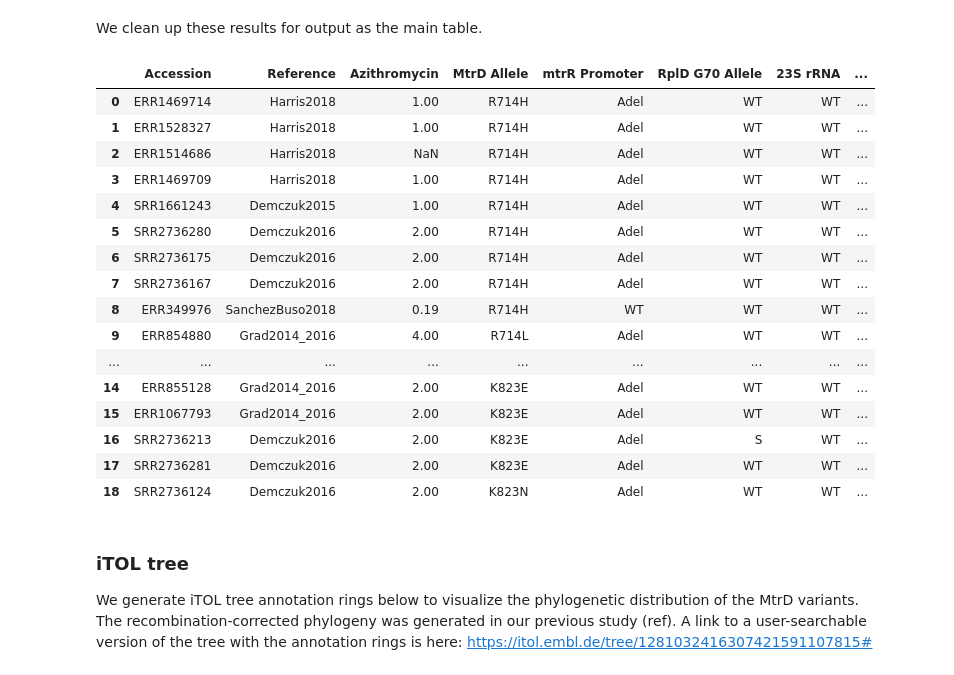
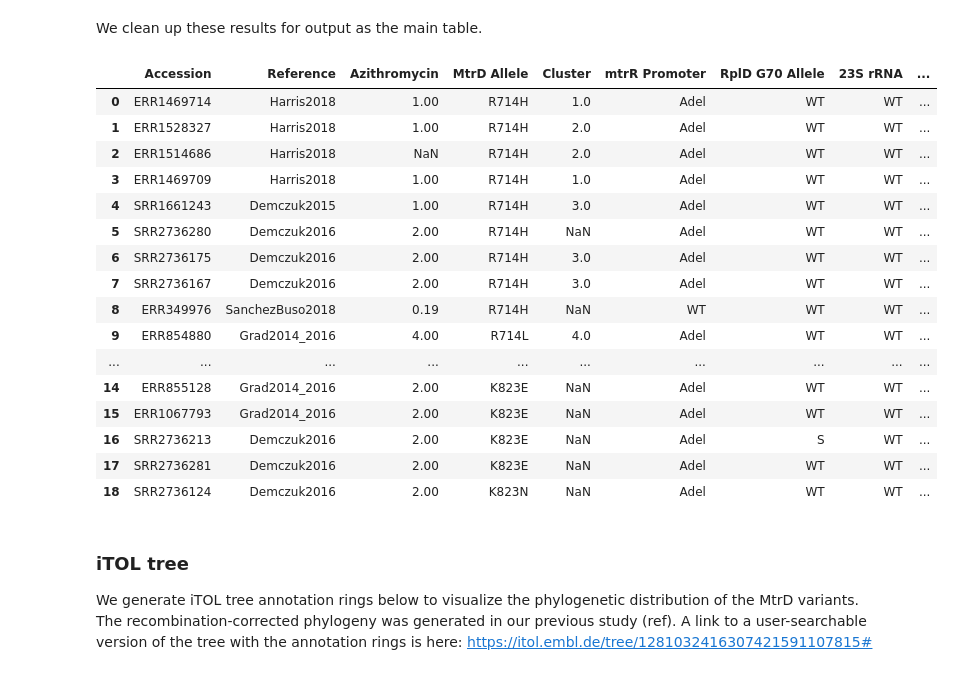
Before and after one commit to gradlab/mtrD-resistance, a Jupyter notebook: mtrD-resistance-notebook.ipynb, the cells around one changed output. Saved outputs shown, nothing was run; the diff lists cells and outputs as text; code cells hidden in the pictures.

Commit message:
add clusters

```diff
--- a/mtrD-resistance-notebook.ipynb
+++ b/mtrD-resistance-notebook.ipynb
@@ -257,51 +257,53 @@ We clean up these results for output as the main table.
 # %%
 allele_order = []
 sample_order = []
 
 for snp in ['H', 'L', 'C']:
     strains = samples[[x == snp for x in list(alignment[:, 714-1])]]
     for s in strains:
         allele_order.append('R714' + snp)
         sample_order.append(s)
 
 for snp in ['E', 'N']:
     strains = samples[[x == snp for x in list(alignment[:, 823-1])]]
     for s in strains:
         allele_order.append('K823' + snp)
         sample_order.append(s)
 
 alleles = pd.DataFrame.from_dict({'GWAS_ID': sample_order, 'MtrD Allele': allele_order})
 alleles = alleles.merge(covariates)
 
+clusters = {'GWAS_ID': ['ERR1469709', 'ERR1469714', 'ERR1528327', 'ERR1514686', 'SRR2736175', 'SRR1661243', 'SRR2736167', 'GCGS1039', 'GCGS1040'],
+            'Cluster': [1, 1, 2, 2, 3, 3, 3, 4, 4]}
+alleles = alleles.merge(pd.DataFrame.from_dict(clusters), how='left')
+
 alleles['23S rRNA'] = 'WT'
 alleles['mtrR Promoter'] = alleles['mtr_promoter'].apply(lambda x: 'Adel' if x == '-' else 'WT')
 alleles['RplD G70 Allele'] = alleles['RplD_70'].apply(lambda x: x if x != 'G' else 'WT')
 alleles['PenA Allele'] = alleles['Mosaic_PenA_BAPS'].apply(lambda x: 'XXXIV' if x == 1 else 'Non-mosaic')
-alleles = alleles[['Accession', 'Reference', 'Azithromycin', 'MtrD Allele', 'mtrR Promoter', 'RplD G70 Allele', '23S rRNA', 'PenA Allele']]
+alleles = alleles[['Accession', 'Reference', 'Azithromycin', 'MtrD Allele', 'Cluster', 'mtrR Promoter', 'RplD G70 Allele', '23S rRNA', 'PenA Allele']]
 
-# Add in cluster information too
-
-alleles.to_csv('mtrD/2020-06-02_table1.tsv', sep='\t', index=False)
+#alleles.to_csv('mtrD/2020-06-02_table1.tsv', sep='\t', index=False)
 
 alleles
 # %% [output]
-|  | Accession | Reference | Azithromycin | MtrD Allele | mtrR Promoter | RplD G70 Allele | 23S rRNA | ... |
-| 0 | ERR1469714 | Harris2018 | 1.00 | R714H | Adel | WT | WT | ... |
-| 1 | ERR1528327 | Harris2018 | 1.00 | R714H | Adel | WT | WT | ... |
-| 2 | ERR1514686 | Harris2018 | NaN | R714H | Adel | WT | WT | ... |
-| 3 | ERR1469709 | Harris2018 | 1.00 | R714H | Adel | WT | WT | ... |
-| 4 | SRR1661243 | Demczuk2015 | 1.00 | R714H | Adel | WT | WT | ... |
-| 5 | SRR2736280 | Demczuk2016 | 2.00 | R714H | Adel | WT | WT | ... |
-| 6 | SRR2736175 | Demczuk2016 | 2.00 | R714H | Adel | WT | WT | ... |
-| 7 | SRR2736167 | Demczuk2016 | 2.00 | R714H | Adel | WT | WT | ... |
-| 8 | ERR349976 | SanchezBuso2018 | 0.19 | R714H | WT | WT | WT | ... |
-| 9 | ERR854880 | Grad2014_2016 | 4.00 | R714L | Adel | WT | WT | ... |
-| ... | ... | ... | ... | ... | ... | ... | ... | ... |
-| 14 | ERR855128 | Grad2014_2016 | 2.00 | K823E | Adel | WT | WT | ... |
-| 15 | ERR1067793 | Grad2014_2016 | 2.00 | K823E | Adel | WT | WT | ... |
-| 16 | SRR2736213 | Demczuk2016 | 2.00 | K823E | Adel | S | WT | ... |
-| 17 | SRR2736281 | Demczuk2016 | 2.00 | K823E | Adel | WT | WT | ... |
-| 18 | SRR2736124 | Demczuk2016 | 2.00 | K823N | Adel | WT | WT | ... |
+|  | Accession | Reference | Azithromycin | MtrD Allele | Cluster | mtrR Promoter | RplD G70 Allele | 23S rRNA | ... |
+| 0 | ERR1469714 | Harris2018 | 1.00 | R714H | 1.0 | Adel | WT | WT | ... |
+| 1 | ERR1528327 | Harris2018 | 1.00 | R714H | 2.0 | Adel | WT | WT | ... |
+| 2 | ERR1514686 | Harris2018 | NaN | R714H | 2.0 | Adel | WT | WT | ... |
+| 3 | ERR1469709 | Harris2018 | 1.00 | R714H | 1.0 | Adel | WT | WT | ... |
+| 4 | SRR1661243 | Demczuk2015 | 1.00 | R714H | 3.0 | Adel | WT | WT | ... |
+| 5 | SRR2736280 | Demczuk2016 | 2.00 | R714H | NaN | Adel | WT | WT | ... |
+| 6 | SRR2736175 | Demczuk2016 | 2.00 | R714H | 3.0 | Adel | WT | WT | ... |
+| 7 | SRR2736167 | Demczuk2016 | 2.00 | R714H | 3.0 | Adel | WT | WT | ... |
+| 8 | ERR349976 | SanchezBuso2018 | 0.19 | R714H | NaN | WT | WT | WT | ... |
+| 9 | ERR854880 | Grad2014_2016 | 4.00 | R714L | 4.0 | Adel | WT | WT | ... |
+| ... | ... | ... | ... | ... | ... | ... | ... | ... | ... |
+| 14 | ERR855128 | Grad2014_2016 | 2.00 | K823E | NaN | Adel | WT | WT | ... |
+| 15 | ERR1067793 | Grad2014_2016 | 2.00 | K823E | NaN | Adel | WT | WT | ... |
+| 16 | SRR2736213 | Demczuk2016 | 2.00 | K823E | NaN | Adel | S | WT | ... |
+| 17 | SRR2736281 | Demczuk2016 | 2.00 | K823E | NaN | Adel | WT | WT | ... |
+| 18 | SRR2736124 | Demczuk2016 | 2.00 | K823N | NaN | Adel | WT | WT | ... |
 # %% [markdown]
 ### iTOL tree
 
```
Also changed, not shown: 1 other file.
